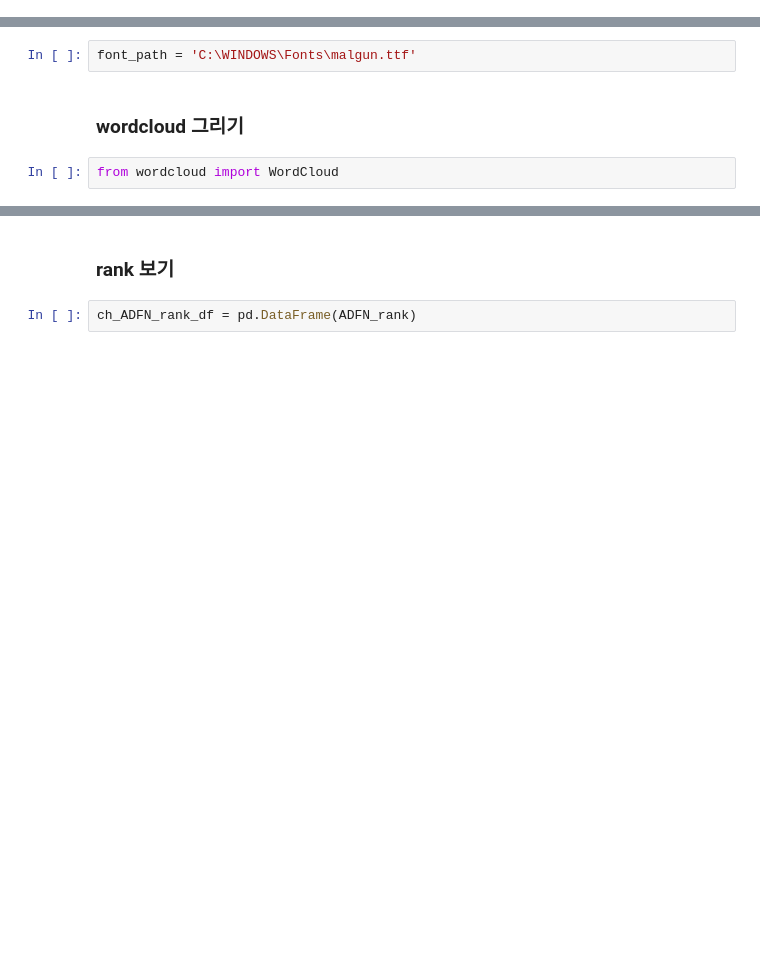
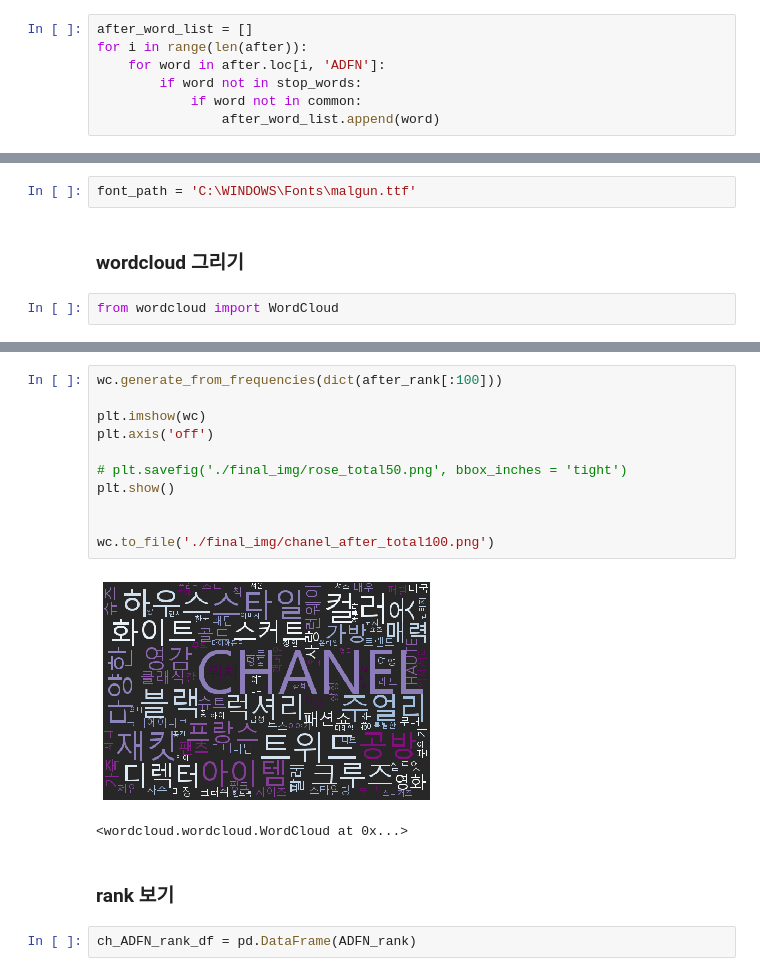
Before and after one commit to sujin29/blande, a Jupyter notebook: 1208_ch_after_pp_for_network.ipynb, the cells around one changed output, grey strips where cells are left out. Saved outputs shown, nothing was run; the diff lists cells and outputs as text; blank space fills up the shorter version.

```diff
--- a/1208_ch_after_pp_for_network.ipynb
+++ b/1208_ch_after_pp_for_network.ipynb
@@ -130,0 +186,7 @@ print(count.most_common(100))
+# %%
+after_word_list = []
+for i in range(len(after)):
+    for word in after.loc[i, 'ADFN']:
+        if word not in stop_words:
+            if word not in common:
+                after_word_list.append(word)
@@ -203,3 +268,17 @@ wc.to_file('ch_ADFN_dropword50.png')
+# %%
+wc.generate_from_frequencies(dict(after_rank[:100]))
+
+plt.imshow(wc)
+plt.axis('off')
+
+# plt.savefig('./final_img/rose_total50.png', bbox_inches = 'tight')
+plt.show()
+
+
+wc.to_file('./final_img/chanel_after_total100.png')
+# %% [output]
+[figure, added]
+<wordcloud.wordcloud.WordCloud at 0x...>
 # %% [markdown]
 
 
```
Also changed, not shown: parts of 23 cells of this notebook, 11 other files.
